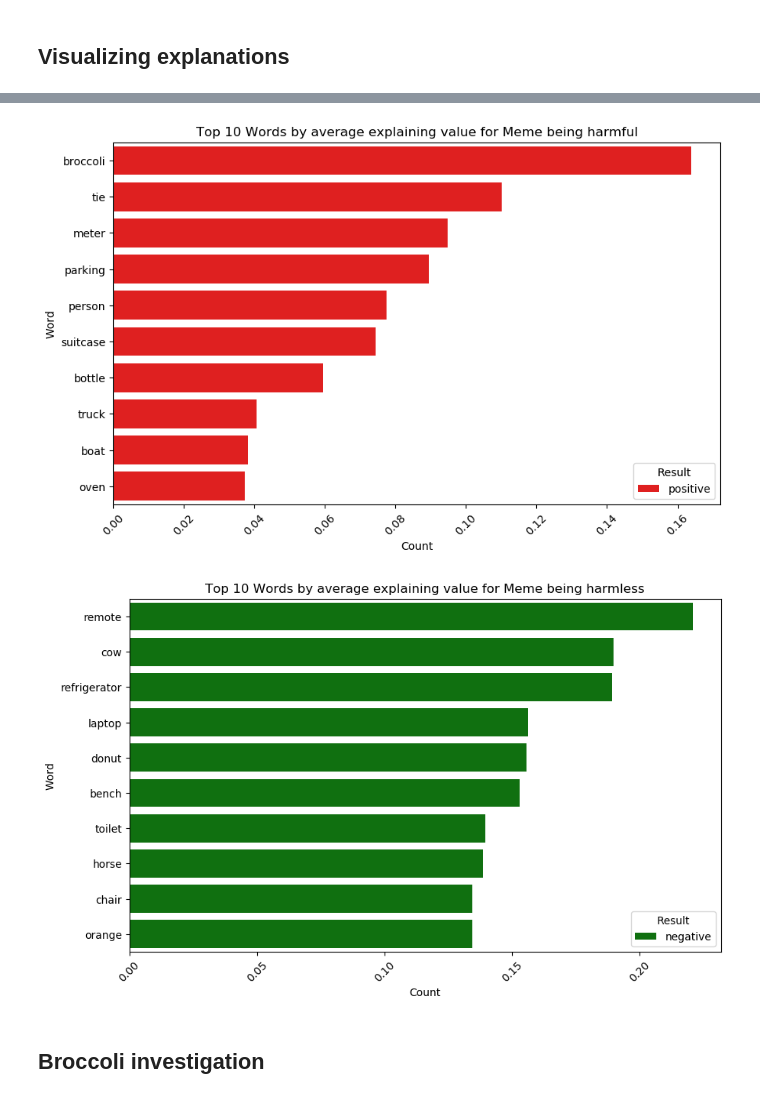
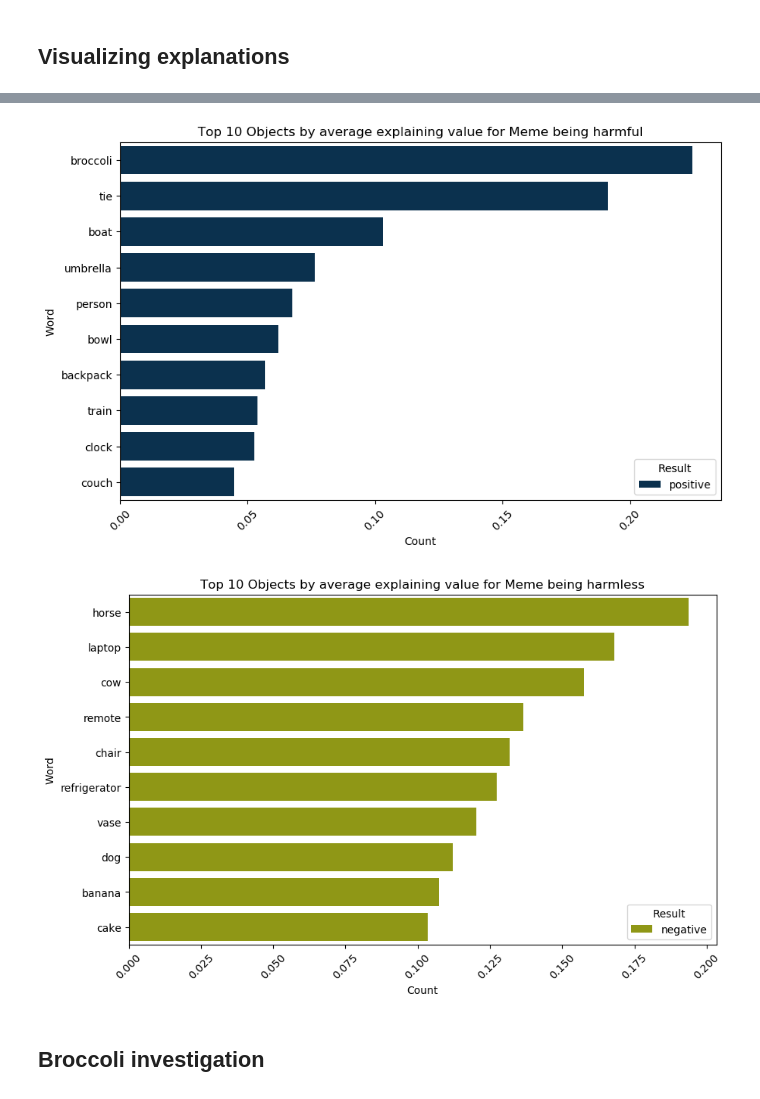
Before and after one commit to Luca-Frank/TUM-ProjectWeek24-HarMeme, a Jupyter notebook: RandForestLime_Objects.ipynb, the cells around one changed output, grey strips where cells are left out. Drawn from its saved outputs; the diff is of its cells as text; code cells hidden in the pictures.

Commit message:
New Colors for plots + detectron usage

```diff
--- a/RandForestLime_Objects.ipynb
+++ b/RandForestLime_Objects.ipynb
@@ -106,7 +132,7 @@ for idx in range(len(test)):
     text_instance = test["objects"][idx]
     # Ensure the text is valid and non-empty
     if text_instance and len(text_instance.split()) > 0:
-        exp = explainer.explain_instance(text_instance, c.predict_proba, num_features=10)
+        exp = explainer.explain_instance(text_instance, c.predict_proba, num_features=5)
         print('Document id: %d' % idx)
         dict_pred = {
             "id": idx,
@@ -276,36 +301,36 @@ plt.savefig("plots/RF/2.Top10HarmfulHarmlessObjectsValues.jpeg")
 # %%
 exp_p = exp_val[exp_val["dir"]=="positive"].sort_values("value",ascending=False).head(10)
 exp_n = exp_val[exp_val["dir"]=="negative"].sort_values("value",ascending=True).head(10)
 exp_n["value"]=exp_n["value"]*-1
 
 plt.figure(figsize=(10, 6))
-sns.barplot(y=exp_p.index, x='value',hue="dir" , data=exp_p, palette=["red"])
+sns.barplot(y=exp_p.index, x='value',hue="dir" , data=exp_p, palette=["#003359"])
 
 # Adding legend and labels
 plt.legend(title='Result')
 plt.ylabel('Word')
 plt.xlabel('Count')
-plt.title('Top 10 Words by average explaining value for Meme being harmful')
+plt.title('Top 10 Objects by average explaining value for Meme being harmful')
 plt.xticks(rotation=45)  # Rotating the x-axis labels for better readability
 
 # Display the plot
 plt.savefig("plots/RF/2.Positive_Top10ObjectsByValues.jpeg")
 
 plt.figure(figsize=(10, 6))
-sns.barplot(y=exp_n.index, x='value',hue="dir" , data=exp_n, palette=["green"])
+sns.barplot(y=exp_n.index, x='value',hue="dir" , data=exp_n, palette=["#A2AD00"])
 
 # Adding legend and labels
 plt.legend(title='Result')
 plt.ylabel('Word')
 plt.xlabel('Count')
-plt.title('Top 10 Words by average explaining value for Meme being harmless')
+plt.title('Top 10 Objects by average explaining value for Meme being harmless')
 plt.xticks(rotation=45)  # Rotating the x-axis labels for better readability
 
 # Display the plot
 plt.savefig("plots/RF/2.Negative_Top10ObjectsByValues.jpeg")
 # %% [output]
-[figure, old version]
+[figure, new version]
-[figure, old version]
+[figure, new version]
 # %% [markdown]
 ## Broccoli investigation
 # %%
```
Also changed, not shown: parts of 12 cells of this notebook, 21 other files.
